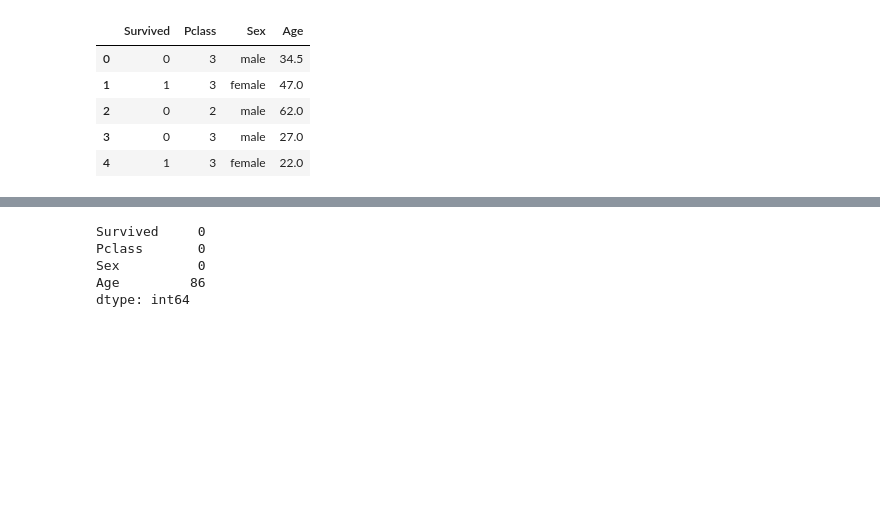
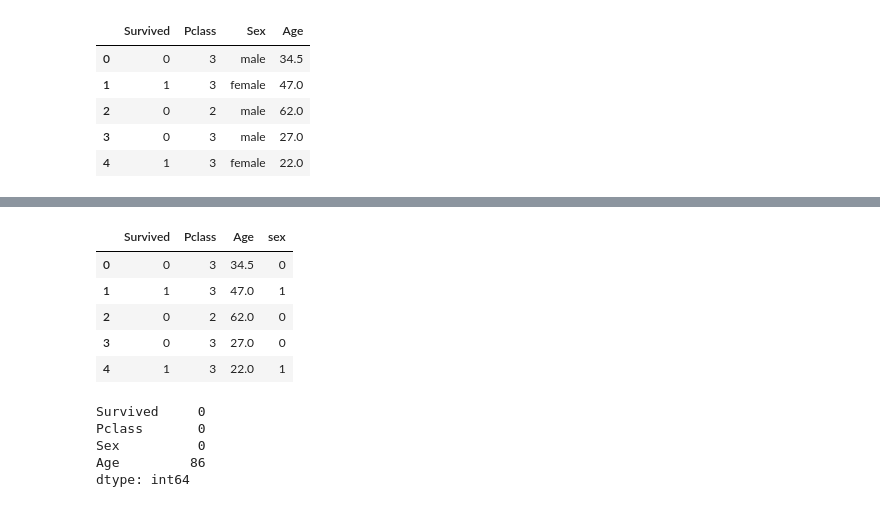
Before and after one commit to agustinluengo/personal_portfolio, a Jupyter notebook: titanic.ipynb, the cells around one changed output, grey strips where cells are left out. Drawn from its saved outputs; the diff is of its cells as text; code cells hidden in the pictures; blank space fills up the shorter version.

```diff
--- a/titanic.ipynb
+++ b/titanic.ipynb
@@ -17,3 +28,15 @@ dataset.head()
+# %%
+dataset_v2 = dataset_v2.drop(['male'],axis=1)
+dataset_v2 = dataset_v2.drop(['Sex'],axis=1)
+dataset_v2.rename(columns = {'female':'sex'}, inplace = True)
+dataset_v2.head()
+# %% [output]
+|  | Survived | Pclass | Age | sex |
+| 0 | 0 | 3 | 34.5 | 0 |
+| 1 | 1 | 3 | 47.0 | 1 |
+| 2 | 0 | 2 | 62.0 | 0 |
+| 3 | 0 | 3 | 27.0 | 0 |
+| 4 | 1 | 3 | 22.0 | 1 |
 # %%
 dataset.isna().sum()
 # %% [output]
```
Also changed, not shown: parts of 6 cells of this notebook.
